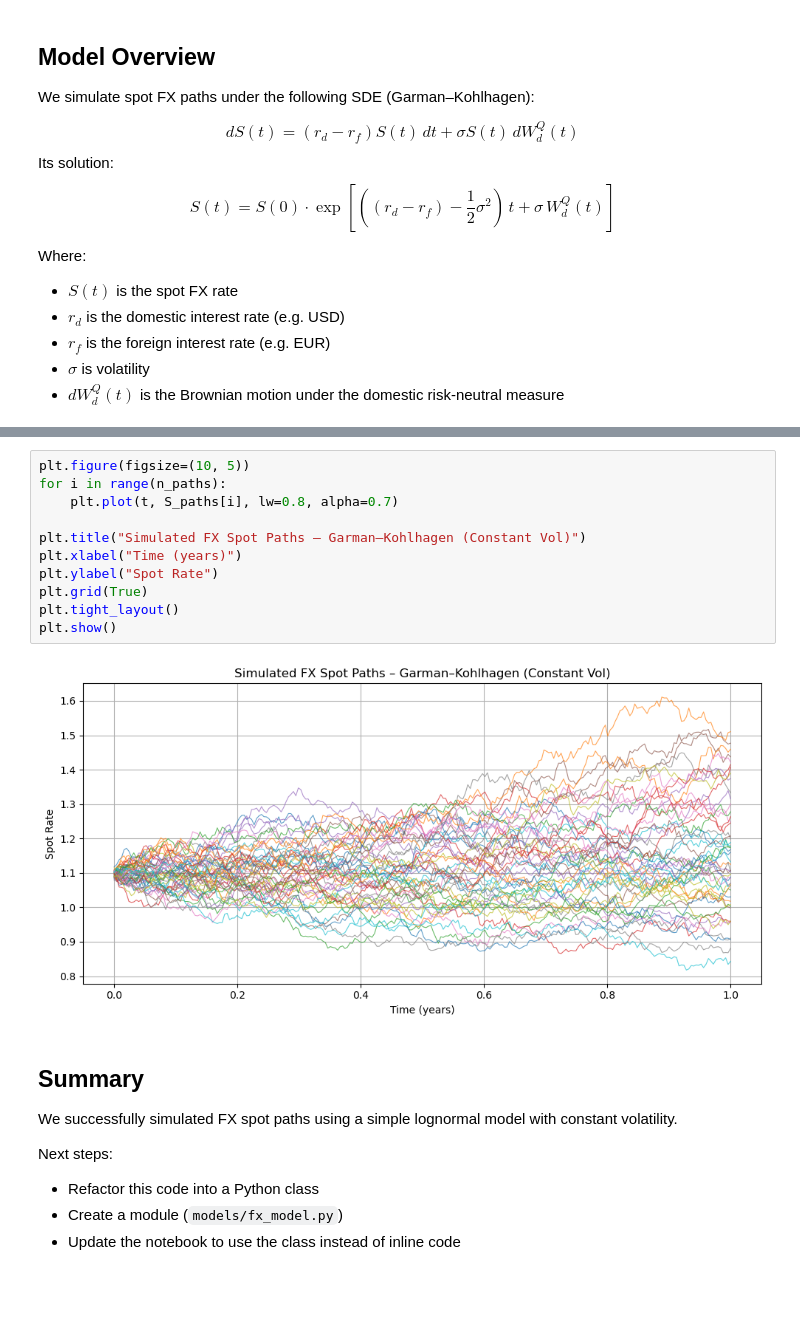
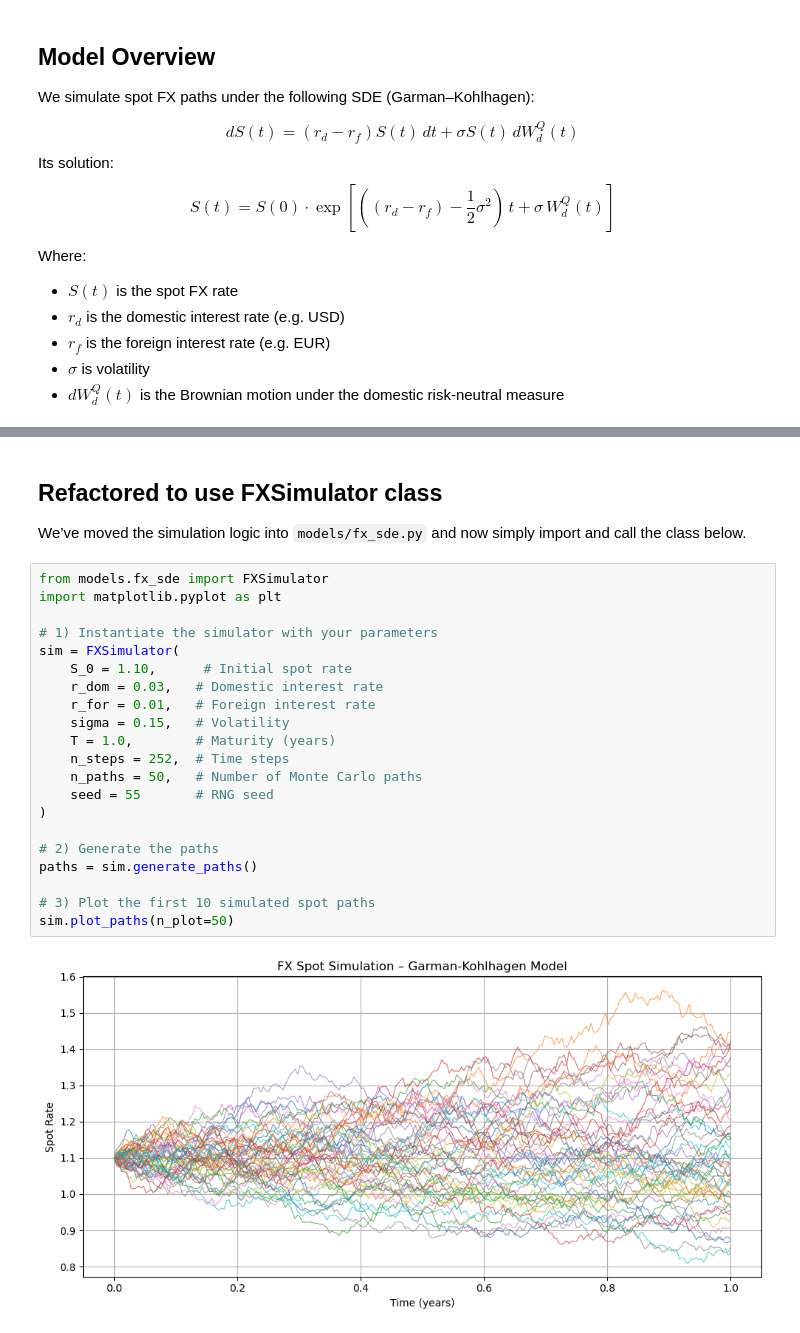
Before and after one commit to JIMorlanes/rough_lsv_fx, a Jupyter notebook: notebooks/01_paths.ipynb, the cells around one changed output, grey strips where cells are left out. Saved outputs shown, nothing was run; the diff lists cells and outputs as text; blank space fills up the shorter version.

Commit message:
refactor: update 01_paths.ipynb to use FXSimulatior class

```diff
--- a/notebooks/01_paths.ipynb
+++ b/notebooks/01_paths.ipynb
@@ -62,22 +50,26 @@ S_paths = S_0 * np.exp(drift.reshape(1, n_steps) + diffusion) # Now drift (1, 25
-# %%
-plt.figure(figsize=(10, 5))
-for i in range(n_paths):
-    plt.plot(t, S_paths[i], lw=0.8, alpha=0.7)
-
-plt.title("Simulated FX Spot Paths – Garman–Kohlhagen (Constant Vol)")
-plt.xlabel("Time (years)")
-plt.ylabel("Spot Rate")
-plt.grid(True)
-plt.tight_layout()
-plt.show()
-# %% [output]
-[figure, removed]
-# %% [markdown]
-## Summary
-
-We successfully simulated FX spot paths using a simple lognormal model with constant volatility.
-
-Next steps:
-- Refactor this code into a Python class
-- Create a module (`models/fx_model.py`)
-- Update the notebook to use the class instead of inline code
+# %% [markdown]
+## Refactored to use FXSimulator class
+We’ve moved the simulation logic into `models/fx_sde.py` and now simply import and call the class below.
+# %%
+from models.fx_sde import FXSimulator
+import matplotlib.pyplot as plt
+
+# 1) Instantiate the simulator with your parameters
+sim = FXSimulator(
+    S_0 = 1.10,      # Initial spot rate
+    r_dom = 0.03,   # Domestic interest rate
+    r_for = 0.01,   # Foreign interest rate
+    sigma = 0.15,   # Volatility
+    T = 1.0,        # Maturity (years)
+    n_steps = 252,  # Time steps
+    n_paths = 50,   # Number of Monte Carlo paths
+    seed = 55       # RNG seed
+)
+
+# 2) Generate the paths
+paths = sim.generate_paths()
+
+# 3) Plot the first 10 simulated spot paths
+sim.plot_paths(n_plot=50)
+# %% [output]
+[figure, added]
```
Also changed, not shown: parts of 4 cells of this notebook.
